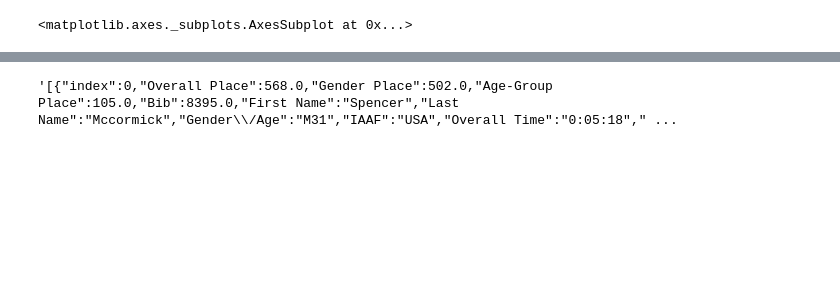
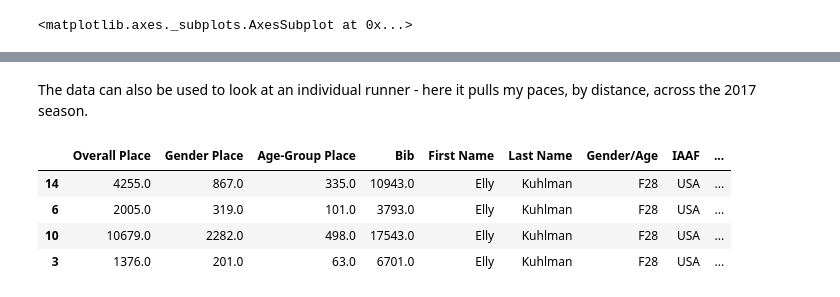
Before and after one commit to ellykuhlman/chrc, a Jupyter notebook: CHRC_2017_races.ipynb, the cells around one changed output, grey strips where cells are left out. Saved outputs shown, nothing was run; the diff lists cells and outputs as text; code cells hidden in the pictures; blank space fills up the shorter version.

```diff
--- a/CHRC_2017_races.ipynb
+++ b/CHRC_2017_races.ipynb
@@ -123,4 +102,2 @@ df = df.reset_index()
-# %%
-df.to_json(orient='records')
-# %% [output]
-'[{"index":0,"Overall Place":568.0,"Gender Place":502.0,"Age-Group Place":105.0,"Bib":8395.0,"First Name":"Spencer","Last Name":"Mccormick","Gender\\/Age":"M31","IAAF":"USA","Overall Time":"0:05:18"," ...
+# %% [markdown]
+The data can also be used to look at an individual runner - here it pulls my paces, by distance, across the 2017 season.
@@ -126,0 +107,8 @@ df.to_json(orient='records')
+# %%
+my_data
+# %% [output]
+|  | Overall Place | Gender Place | Age-Group Place | Bib | First Name | Last Name | Gender/Age | IAAF | ... |
+| 14 | 4255.0 | 867.0 | 335.0 | 10943.0 | Elly | Kuhlman | F28 | USA | ... |
+| 6 | 2005.0 | 319.0 | 101.0 | 3793.0 | Elly | Kuhlman | F28 | USA | ... |
+| 10 | 10679.0 | 2282.0 | 498.0 | 17543.0 | Elly | Kuhlman | F28 | USA | ... |
+| 3 | 1376.0 | 201.0 | 63.0 | 6701.0 | Elly | Kuhlman | F28 | USA | ... |
```
Also changed, not shown: parts of 17 cells of this notebook.
